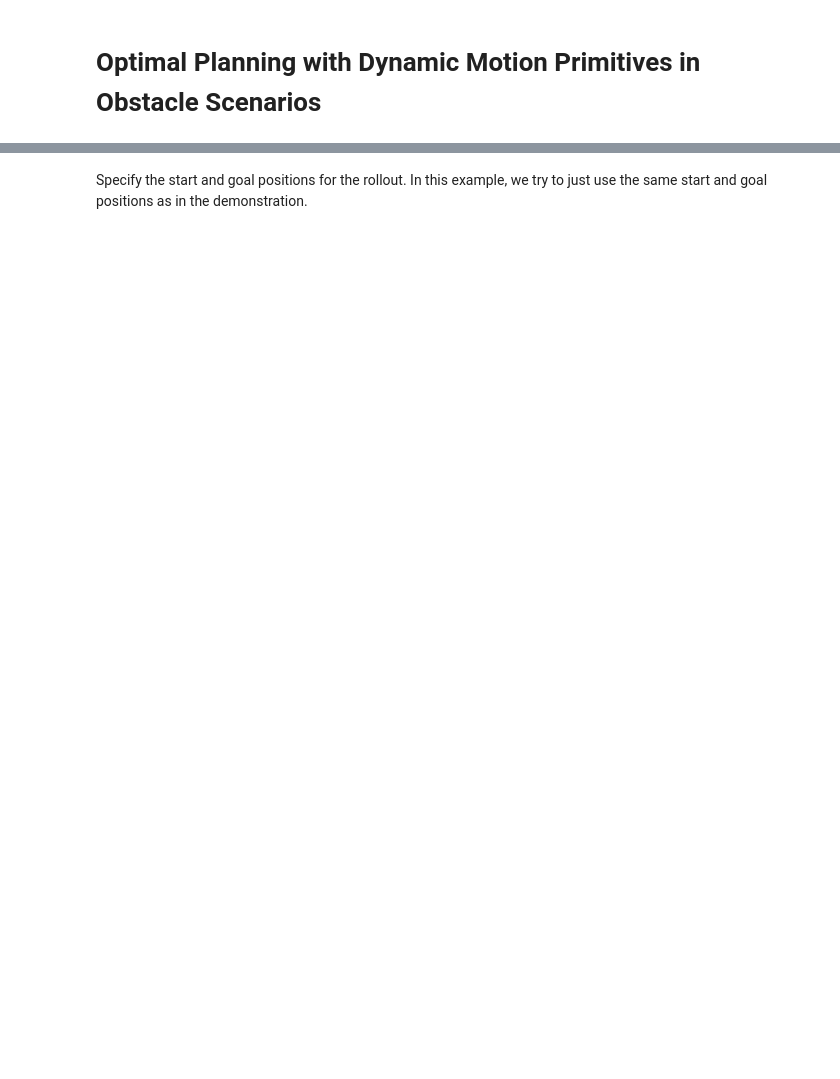
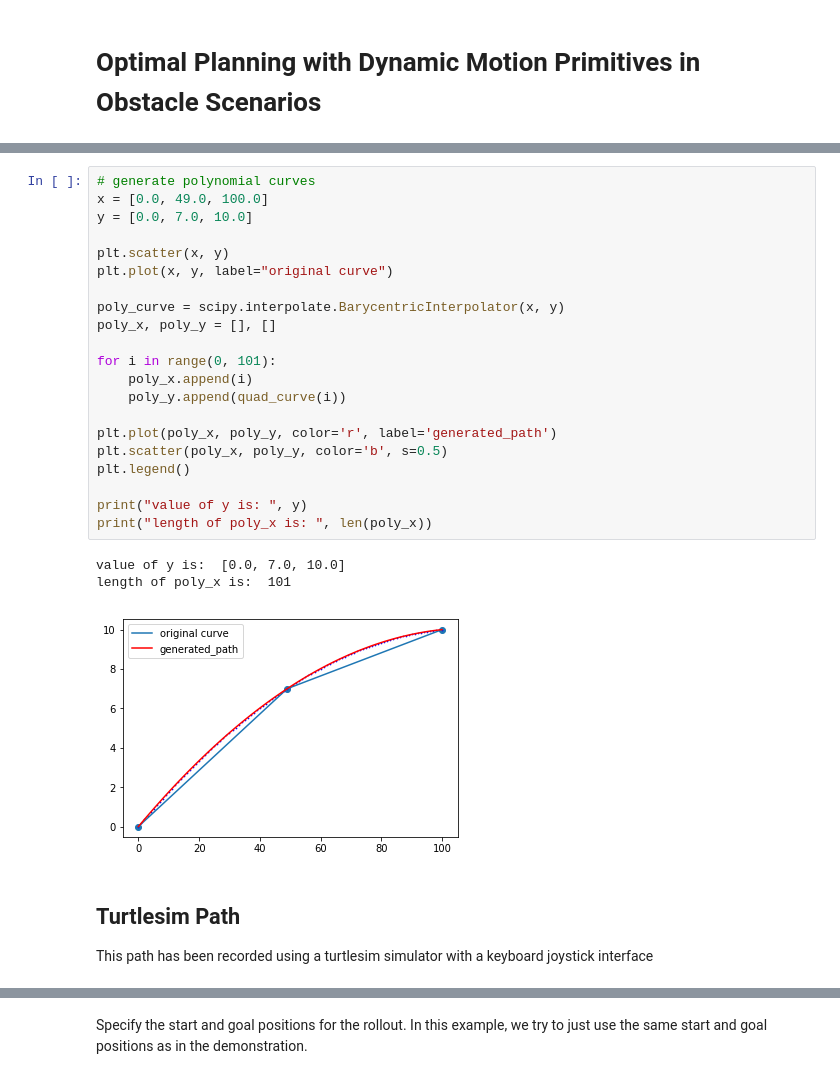
Before and after one commit to gutsy-robot/pydmps, a Jupyter notebook: pydmps/dmp_obstacle_avoidance_algo.ipynb, the cells around one changed output, grey strips where cells are left out. Saved outputs shown, nothing was run; the diff lists cells and outputs as text; blank space fills up the shorter version.

```diff
--- a/pydmps/dmp_obstacle_avoidance_algo.ipynb
+++ b/pydmps/dmp_obstacle_avoidance_algo.ipynb
@@ -7,3 +38,33 @@ Path Imitation using DMP
+# %%
+# generate polynomial curves
+x = [0.0, 49.0, 100.0]
+y = [0.0, 7.0, 10.0]
+
+plt.scatter(x, y)
+plt.plot(x, y, label="original curve")
+
+poly_curve = scipy.interpolate.BarycentricInterpolator(x, y)
+poly_x, poly_y = [], []
+
+for i in range(0, 101):
+    poly_x.append(i)
+    poly_y.append(quad_curve(i))
+
+plt.plot(poly_x, poly_y, color='r', label='generated_path')
+plt.scatter(poly_x, poly_y, color='b', s=0.5)
+plt.legend()
+
+print("value of y is: ", y)
+print("length of poly_x is: ", len(poly_x))
+# %% [output]
+value of y is:  [0.0, 7.0, 10.0]
+length of poly_x is:  101
+[figure, added]
+# %% [markdown]
+Turtlesim Path
+----
+
+This path has been recorded using a turtlesim simulator with a keyboard joystick interface
 # %%
 # libraries for loading the recorded trajectory and plotting
 
```
Also changed, not shown: parts of 12 cells of this notebook.
